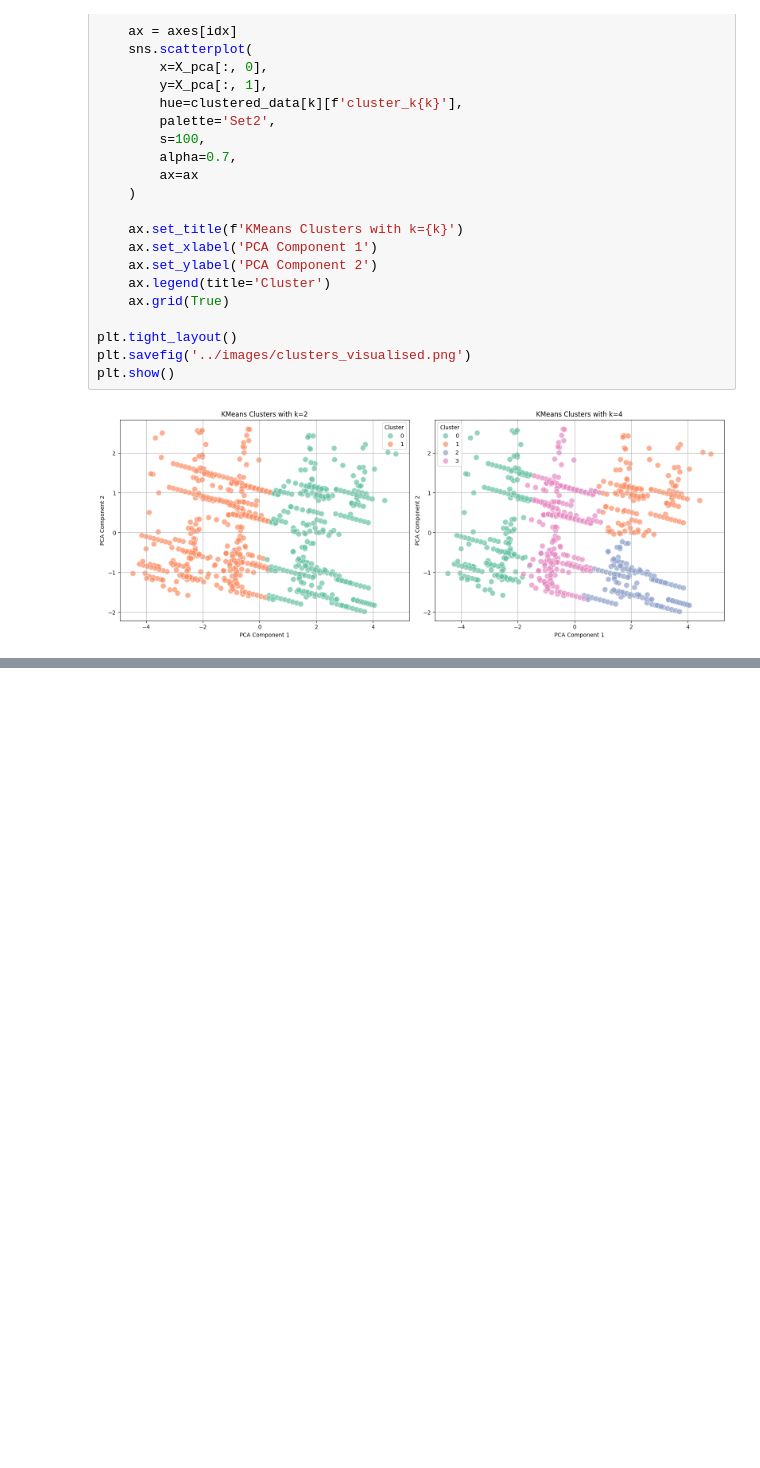
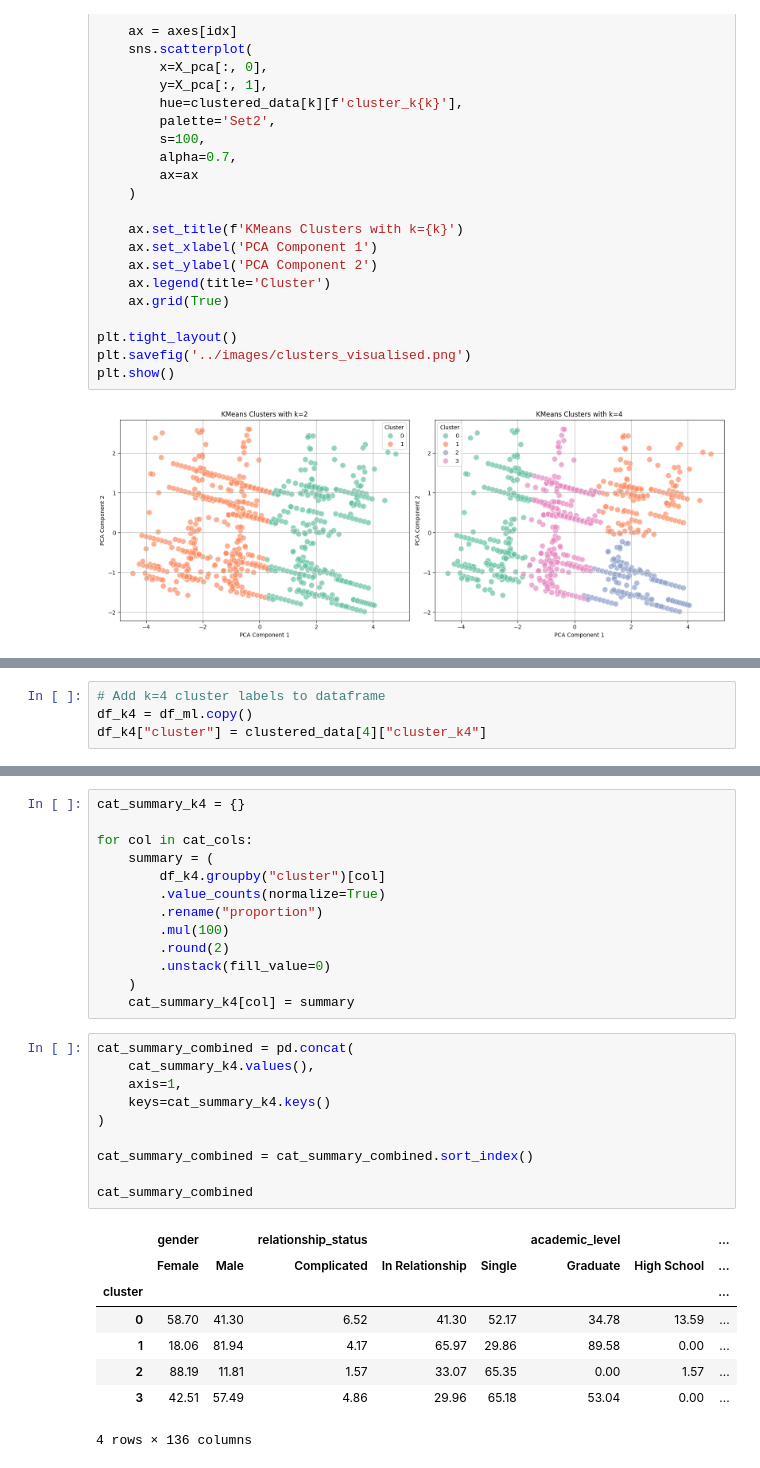
Before and after one commit to StavSteven/social_media_addiction, a Jupyter notebook: jupyter_notebooks/3_ml_take2.ipynb, the cells around one changed output, grey strips where cells are left out. Saved outputs shown, nothing was run; the diff lists cells and outputs as text; blank space fills up the shorter version.

Commit message:
add cluster profiles

```diff
--- a/jupyter_notebooks/3_ml_take2.ipynb
+++ b/jupyter_notebooks/3_ml_take2.ipynb
@@ -263,0 +266,4 @@ plt.show()
+# %%
+# Add k=4 cluster labels to dataframe
+df_k4 = df_ml.copy()
+df_k4["cluster"] = clustered_data[4]["cluster_k4"]
@@ -263,0 +291,32 @@ plt.show()
+# %%
+cat_summary_k4 = {}
+
+for col in cat_cols:
+    summary = (
+        df_k4.groupby("cluster")[col]
+        .value_counts(normalize=True)
+        .rename("proportion")
+        .mul(100)
+        .round(2)
+        .unstack(fill_value=0)
+    )
+    cat_summary_k4[col] = summary
+# %%
+cat_summary_combined = pd.concat(
+    cat_summary_k4.values(),
+    axis=1,
+    keys=cat_summary_k4.keys()
+)
+
+cat_summary_combined = cat_summary_combined.sort_index()
+
+cat_summary_combined
+# %% [output]
+|  | gender |  | relationship_status |  |  | academic_level |  | ... |
+|  | Female | Male | Complicated | In Relationship | Single | Graduate | High School | ... |
+| cluster |  |  |  |  |  |  |  | ... |
+| 0 | 58.70 | 41.30 | 6.52 | 41.30 | 52.17 | 34.78 | 13.59 | ... |
+| 1 | 18.06 | 81.94 | 4.17 | 65.97 | 29.86 | 89.58 | 0.00 | ... |
+| 2 | 88.19 | 11.81 | 1.57 | 33.07 | 65.35 | 0.00 | 1.57 | ... |
+| 3 | 42.51 | 57.49 | 4.86 | 29.96 | 65.18 | 53.04 | 0.00 | ... |
+4 rows × 136 columns
```
Also changed, not shown: parts of 3 cells of this notebook, 1 other file.
